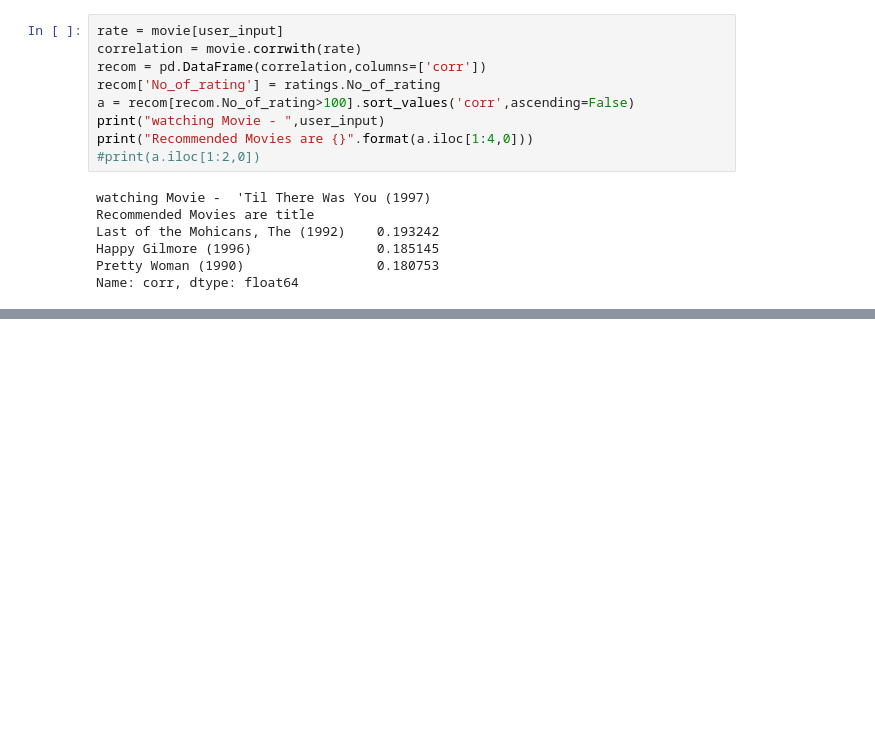
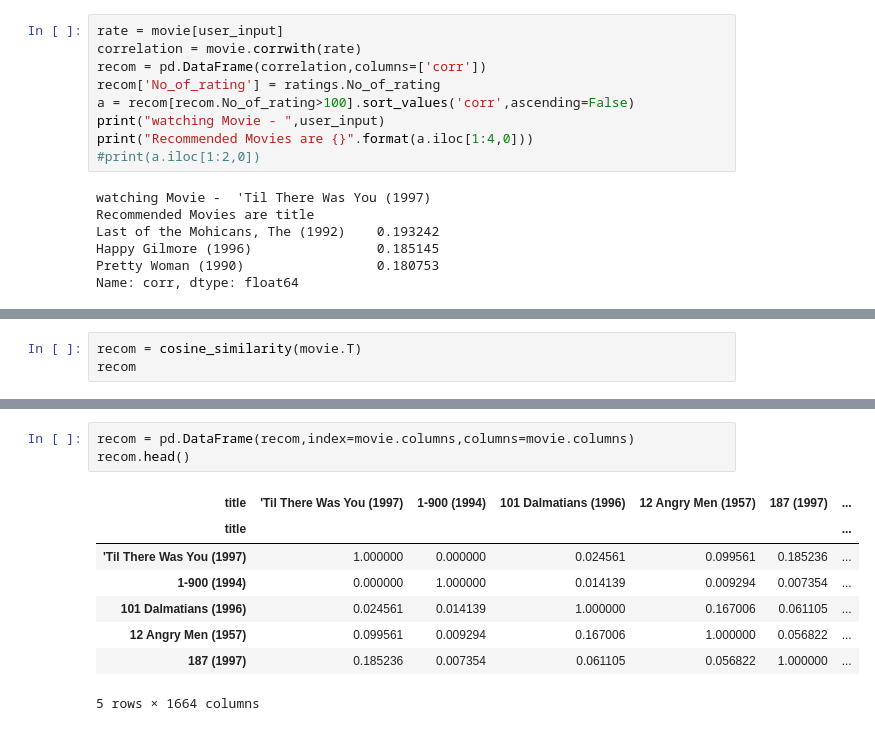
Before and after one commit to sumantha-NTS/Movie-Recommendation-, a Jupyter notebook: Movie_Recommendation.ipynb, the cells around one changed output, grey strips where cells are left out. Saved outputs shown, nothing was run; the diff lists cells and outputs as text; blank space fills up the shorter version.

```diff
--- a/Movie_Recommendation.ipynb
+++ b/Movie_Recommendation.ipynb
@@ -306,0 +311,3 @@ Name: corr, dtype: float64
+# %%
+recom = cosine_similarity(movie.T)
+recom
@@ -306,0 +328,12 @@ Name: corr, dtype: float64
+# %%
+recom = pd.DataFrame(recom,index=movie.columns,columns=movie.columns)
+recom.head()
+# %% [output]
+| title | 'Til There Was You (1997) | 1-900 (1994) | 101 Dalmatians (1996) | 12 Angry Men (1957) | 187 (1997) | ... |
+| title |  |  |  |  |  | ... |
+| 'Til There Was You (1997) | 1.000000 | 0.000000 | 0.024561 | 0.099561 | 0.185236 | ... |
+| 1-900 (1994) | 0.000000 | 1.000000 | 0.014139 | 0.009294 | 0.007354 | ... |
+| 101 Dalmatians (1996) | 0.024561 | 0.014139 | 1.000000 | 0.167006 | 0.061105 | ... |
+| 12 Angry Men (1957) | 0.099561 | 0.009294 | 0.167006 | 1.000000 | 0.056822 | ... |
+| 187 (1997) | 0.185236 | 0.007354 | 0.061105 | 0.056822 | 1.000000 | ... |
+5 rows × 1664 columns
```
Also changed, not shown: parts of 4 cells of this notebook.
